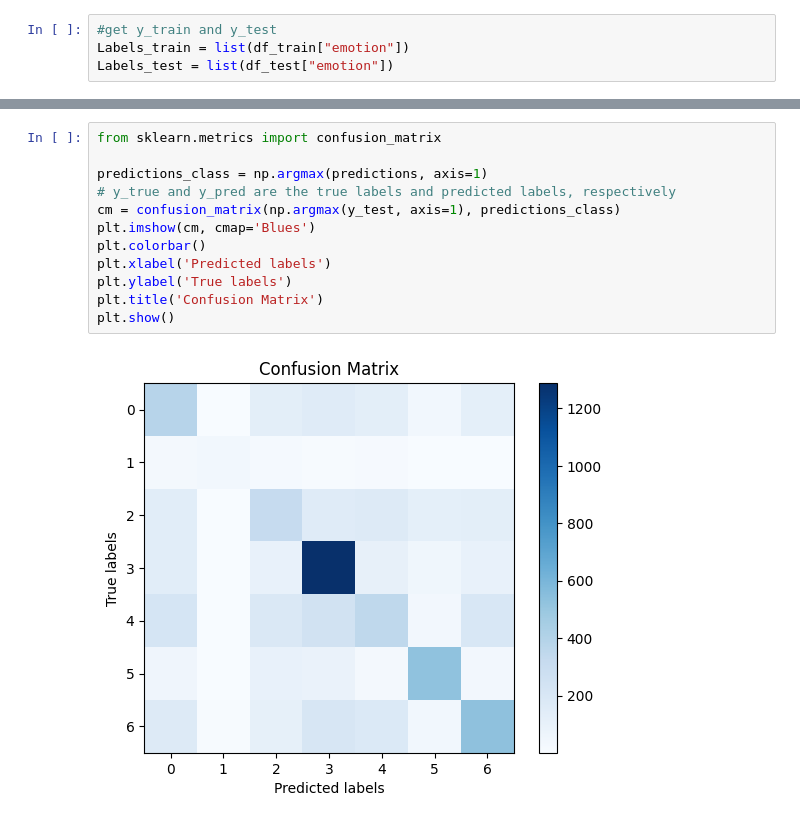
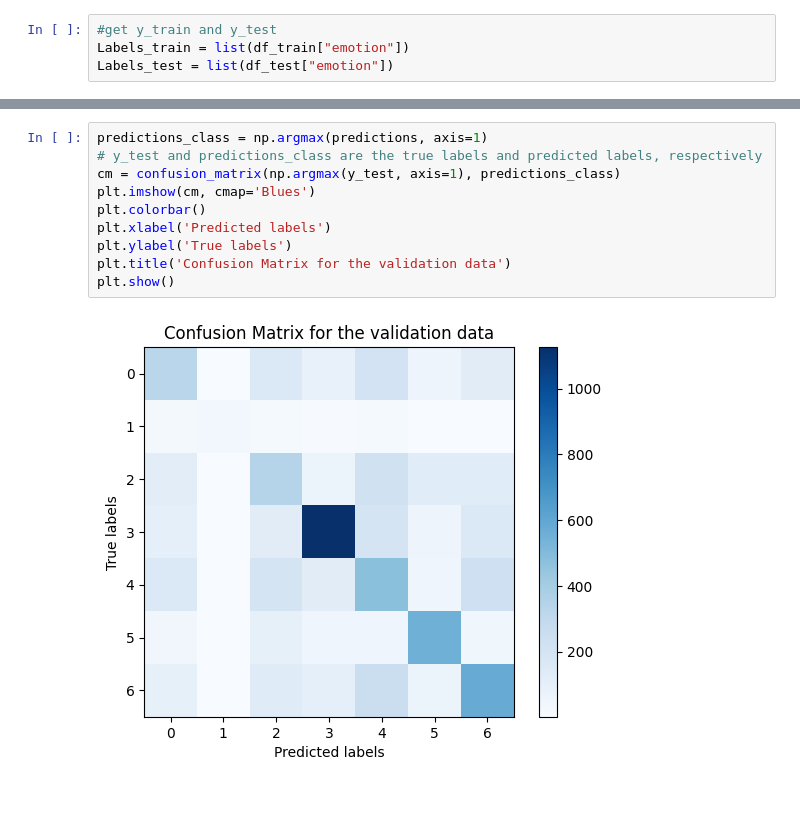
Before and after one commit to Lui10dya/Applied_AI_Miniproject_Diez_Maisonhaute, a Jupyter notebook: main_v2.ipynb, the cells around one changed output, grey strips where cells are left out. Drawn from its saved outputs; the diff is of its cells as text.

```diff
--- a/main_v2.ipynb
+++ b/main_v2.ipynb
@@ -133,17 +161,15 @@ Accuracy: 0.47826692672053495
 # %%
-from sklearn.metrics import confusion_matrix
-
 predictions_class = np.argmax(predictions, axis=1)
-# y_true and y_pred are the true labels and predicted labels, respectively
+# y_test and predictions_class are the true labels and predicted labels, respectively
 cm = confusion_matrix(np.argmax(y_test, axis=1), predictions_class)
 plt.imshow(cm, cmap='Blues')
 plt.colorbar()
 plt.xlabel('Predicted labels')
 plt.ylabel('True labels')
-plt.title('Confusion Matrix')
+plt.title('Confusion Matrix for the validation data')
 plt.show()
 # %% [output]
-[figure, old version]
+[figure, new version]
 # %%
 from sklearn.metrics import precision_score, recall_score, f1_score
 
```
Also changed, not shown: parts of 6 cells of this notebook.
